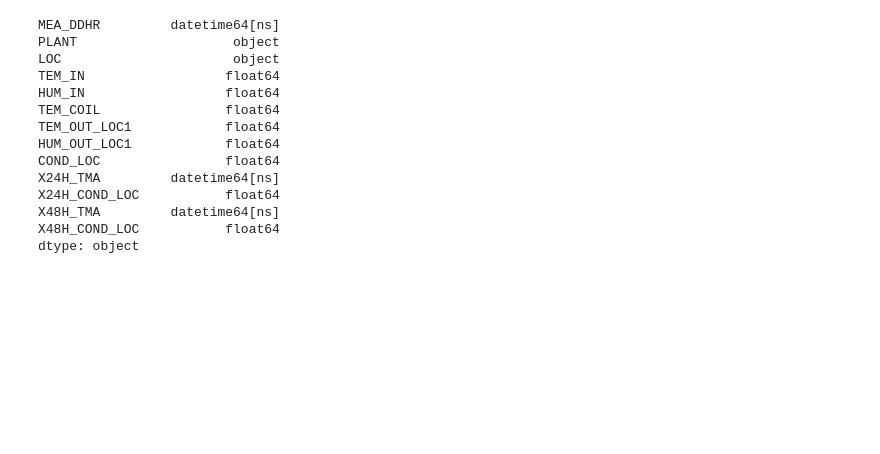
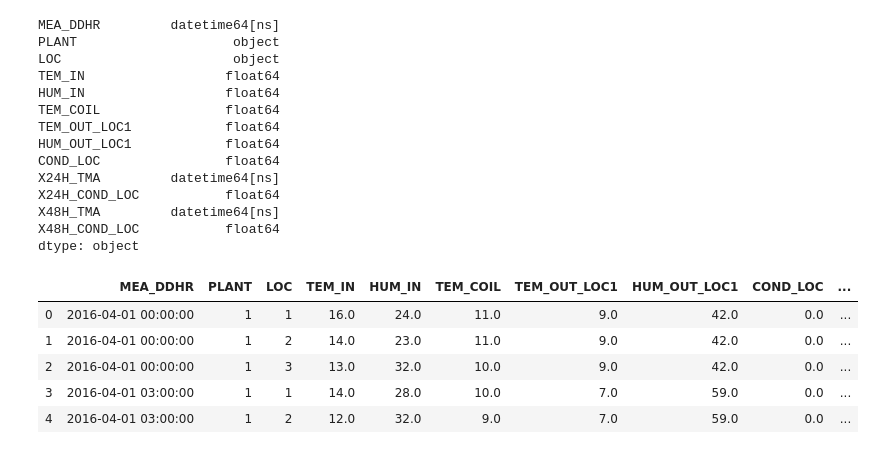
Before and after one commit to ek-koh/2020-Weather-Bigdata-Contest, a Jupyter notebook: Weather-Bigdata-Contest/1.전처리.ipynb, the cells around one changed output. Cells and saved outputs as stored; diff of their text form; code cells hidden in the pictures; blank space fills up the shorter version.

```diff
--- a/Weather-Bigdata-Contest/1.전처리.ipynb
+++ b/Weather-Bigdata-Contest/1.전처리.ipynb
@@ -452,3 +452,12 @@ X24H_COND_LOC           float64
 X48H_TMA         datetime64[ns]
 X48H_COND_LOC           float64
 dtype: object
+# %%
+plant.head()
+# %% [output]
+|  | MEA_DDHR | PLANT | LOC | TEM_IN | HUM_IN | TEM_COIL | TEM_OUT_LOC1 | HUM_OUT_LOC1 | COND_LOC | ... |
+| 0 | 2016-04-01 00:00:00 | 1 | 1 | 16.0 | 24.0 | 11.0 | 9.0 | 42.0 | 0.0 | ... |
+| 1 | 2016-04-01 00:00:00 | 1 | 2 | 14.0 | 23.0 | 11.0 | 9.0 | 42.0 | 0.0 | ... |
+| 2 | 2016-04-01 00:00:00 | 1 | 3 | 13.0 | 32.0 | 10.0 | 9.0 | 42.0 | 0.0 | ... |
+| 3 | 2016-04-01 03:00:00 | 1 | 1 | 14.0 | 28.0 | 10.0 | 7.0 | 59.0 | 0.0 | ... |
+| 4 | 2016-04-01 03:00:00 | 1 | 2 | 12.0 | 32.0 | 9.0 | 7.0 | 59.0 | 0.0 | ... |
```
